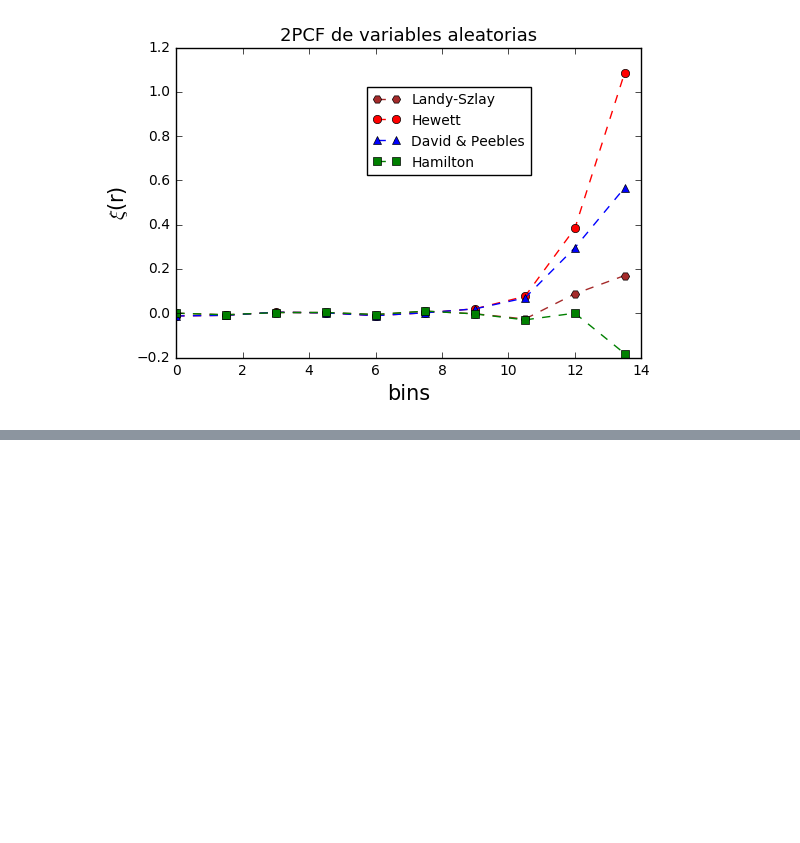
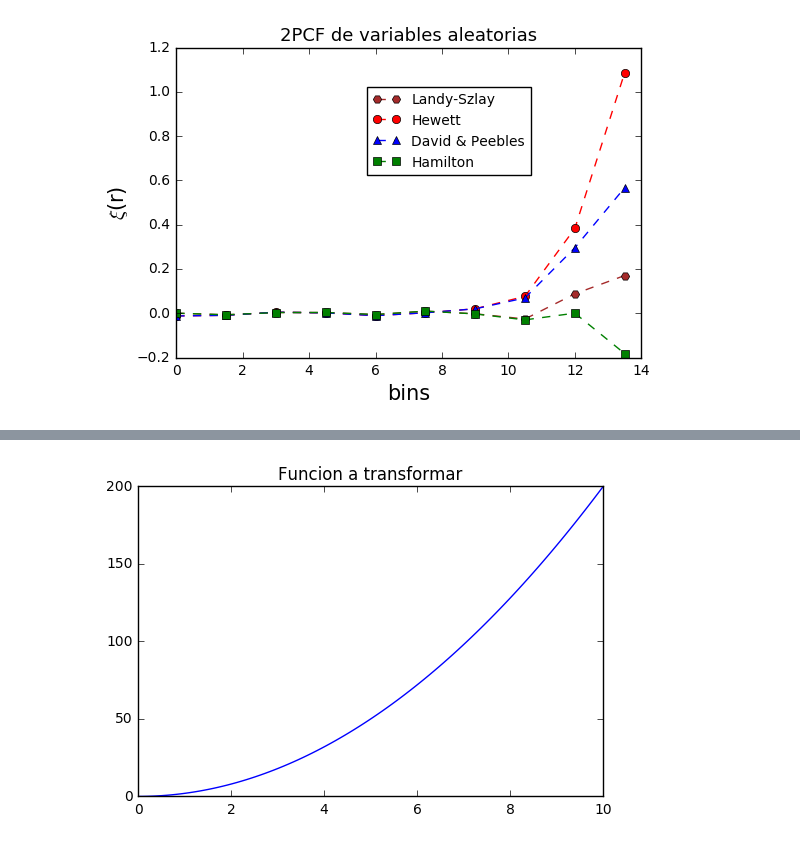
Before and after one commit to Xoca35/Semana-2, a Jupyter notebook: 2PCF.ipynb, the cells around one changed output, grey strips where cells are left out. Cells and saved outputs as stored; diff of their text form; code cells hidden in the pictures; blank space fills up the shorter version.

```diff
--- a/2PCF.ipynb
+++ b/2PCF.ipynb
@@ -181,0 +197,10 @@ plt.show()S
+# %%
+N=100 #numero de puntos
+
+x=np.linspace(0,10,N) #arreglo x
+y=2*x**2 #funcion (f(x))
+plt.plot(x,y) #graficar
+plt.title("Funcion a transformar")
+plt.show()
+# %% [output]
+[figure, added]
```
Also changed, not shown: parts of 15 cells of this notebook.
